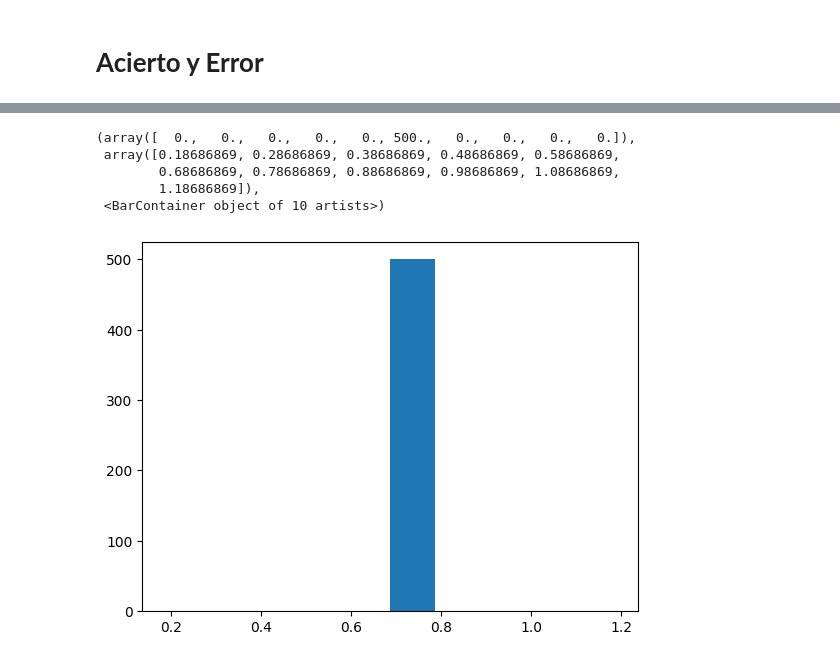
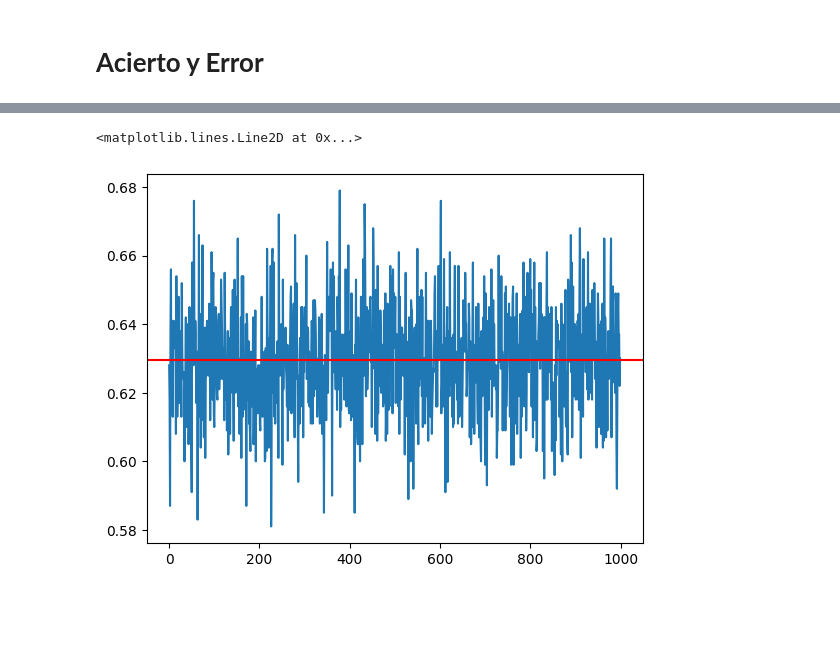
Before and after one commit to ManuelGDS/Simulacion-1, a Jupyter notebook: MC_y_AciertoyErrorsqrt(arctan(x)).ipynb, the cells around one changed output, grey strips where cells are left out. Drawn from its saved outputs; the diff is of its cells as text; code cells hidden in the pictures; blank space fills up the shorter version.

```diff
--- a/MC_y_AciertoyErrorsqrt(arctan(x)).ipynb
+++ b/MC_y_AciertoyErrorsqrt(arctan(x)).ipynb
@@ -110,7 +96,5 @@ plt.hist(S, bins=50)
 # %% [markdown]
 # **Acierto y Error**
-# %%
-n = 100
 # %%
 #Las puse aqui para que fueran variable globales y no repetir codigo
 c =  1 #Aqui le di el valor de 1 a la constante por que es el maximo de la funcion
@@ -133,5 +116,7 @@ Z = estimacionae(n) #Aqui imprimimos y lo hacemos de manera global para facilita
 # %%
-def evalx(n): #En esta funcion haremos los respectivos x para evaluar en g(x_i)
+def evalx(n):
+  global Z
+  Z = estimacionae(n) #En esta funcion haremos los respectivos x para evaluar en g(x_i)
   listaxi = []
   for j in Z[0]:#Z[0] es porque en la primera funcion se genero una lista de dos listas
     x = a + j*(b-a)# y necesitamos la lista de indices impares que correponde a los u_i
@@ -157,9 +142,8 @@ def eval_na(n): #Aqui esta funcion hace la comparacion entre los g(x_i)y los u_n
 def calculomedmuest(n): #Esta funcion es para el calculo de los I
   M = eval_na(n)
   listaI = []
-  for d in range(1,n):
-    I = c*(b-a)*(M/d)
-    listaI.append(I)
+  I = c*(b-a)*(M/n)
+  listaI.append(I)
   return listaI[-1]
 # %%
 def simulacion1(M): #Esta es para el histograma
@@ -170,4 +154,4 @@ def simulacion1(M): #Esta es para el histograma
     r.append(R)
   return r
 # %%
-Q = simulacion1(500)
+Q = simulacion1(1000)
@@ -179,9 +158,6 @@ plt.plot(Q)
-# %%
-plt.hist(Q)
-# %% [output]
-(array([  0.,   0.,   0.,   0.,   0., 500.,   0.,   0.,   0.,   0.]),
- array([0.18686869, 0.28686869, 0.38686869, 0.48686869, 0.58686869,
-        0.68686869, 0.78686869, 0.88686869, 0.98686869, 1.08686869,
-        1.18686869]),
- <BarContainer object of 10 artists>)
-[figure, removed]
+# %%
+plt.plot(Q)
+plt.axhline(y=np.mean(Q), color='r', linestyle='-')
+# %% [output]
+<matplotlib.lines.Line2D at 0x...>
+[figure, added]
```
Also changed, not shown: parts of 14 cells of this notebook.
